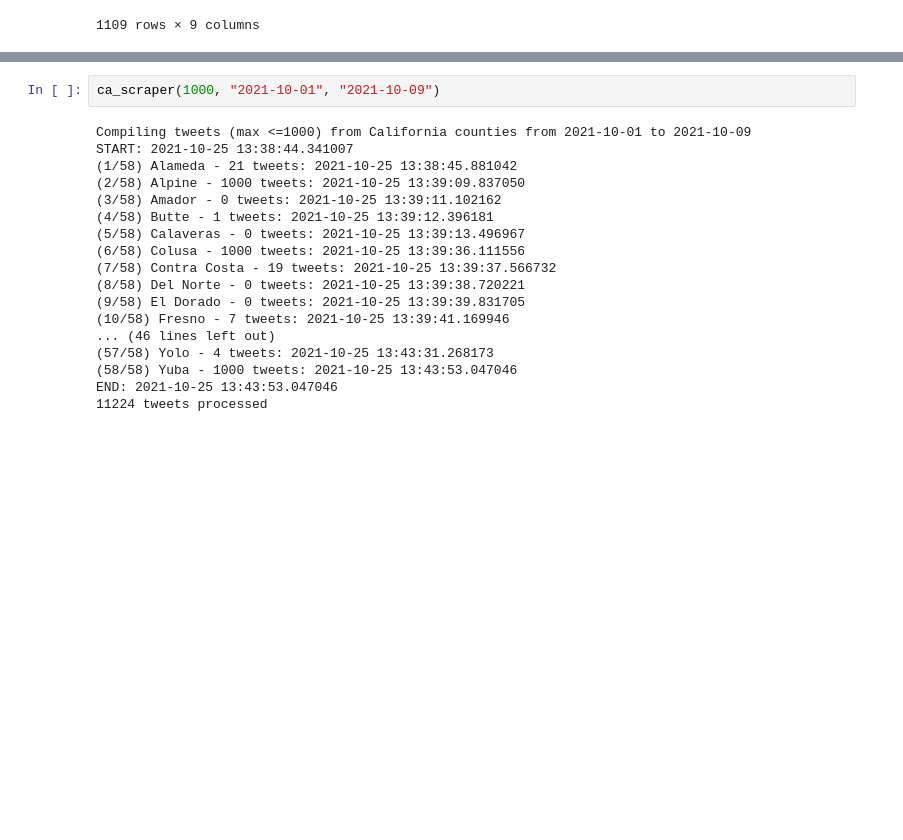
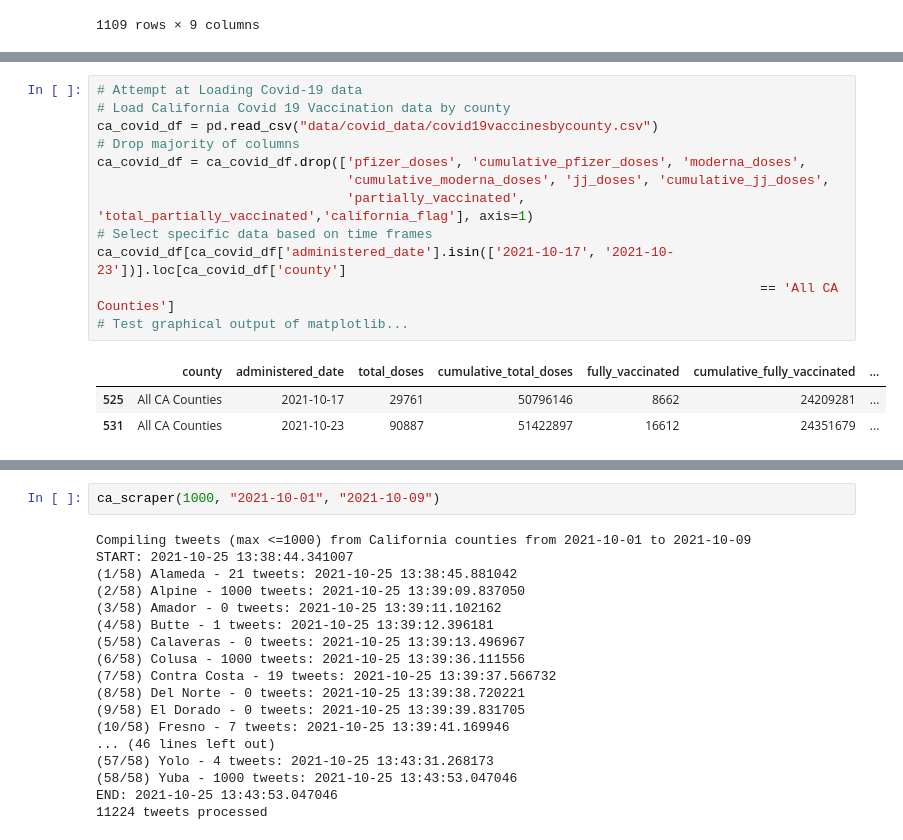
Before and after one commit to The-Processors/ics-438-final-project, a Jupyter notebook: Final Project.ipynb, the cells around one changed output, grey strips where cells are left out. Cells and saved outputs as stored; diff of their text form; blank space fills up the shorter version.

```diff
--- a/Final Project.ipynb
+++ b/Final Project.ipynb
@@ -252,0 +281,16 @@ No model was supplied, defaulted to distilbert-base-uncased-finetuned-sst-2-engl
+# %%
+# Attempt at Loading Covid-19 data
+# Load California Covid 19 Vaccination data by county
+ca_covid_df = pd.read_csv("data/covid_data/covid19vaccinesbycounty.csv")
+# Drop majority of columns
+ca_covid_df = ca_covid_df.drop(['pfizer_doses', 'cumulative_pfizer_doses', 'moderna_doses',
+                                'cumulative_moderna_doses', 'jj_doses', 'cumulative_jj_doses',
+                                'partially_vaccinated', 'total_partially_vaccinated','california_flag'], axis=1)
+# Select specific data based on time frames
+ca_covid_df[ca_covid_df['administered_date'].isin(['2021-10-17', '2021-10-23'])].loc[ca_covid_df['county']
+                                                                                     == 'All CA Counties']
+# Test graphical output of matplotlib...
+# %% [output]
+|  | county | administered_date | total_doses | cumulative_total_doses | fully_vaccinated | cumulative_fully_vaccinated | ... |
+| 525 | All CA Counties | 2021-10-17 | 29761 | 50796146 | 8662 | 24209281 | ... |
+| 531 | All CA Counties | 2021-10-23 | 90887 | 51422897 | 16612 | 24351679 | ... |
```
Also changed, not shown: parts of 5 cells of this notebook.
